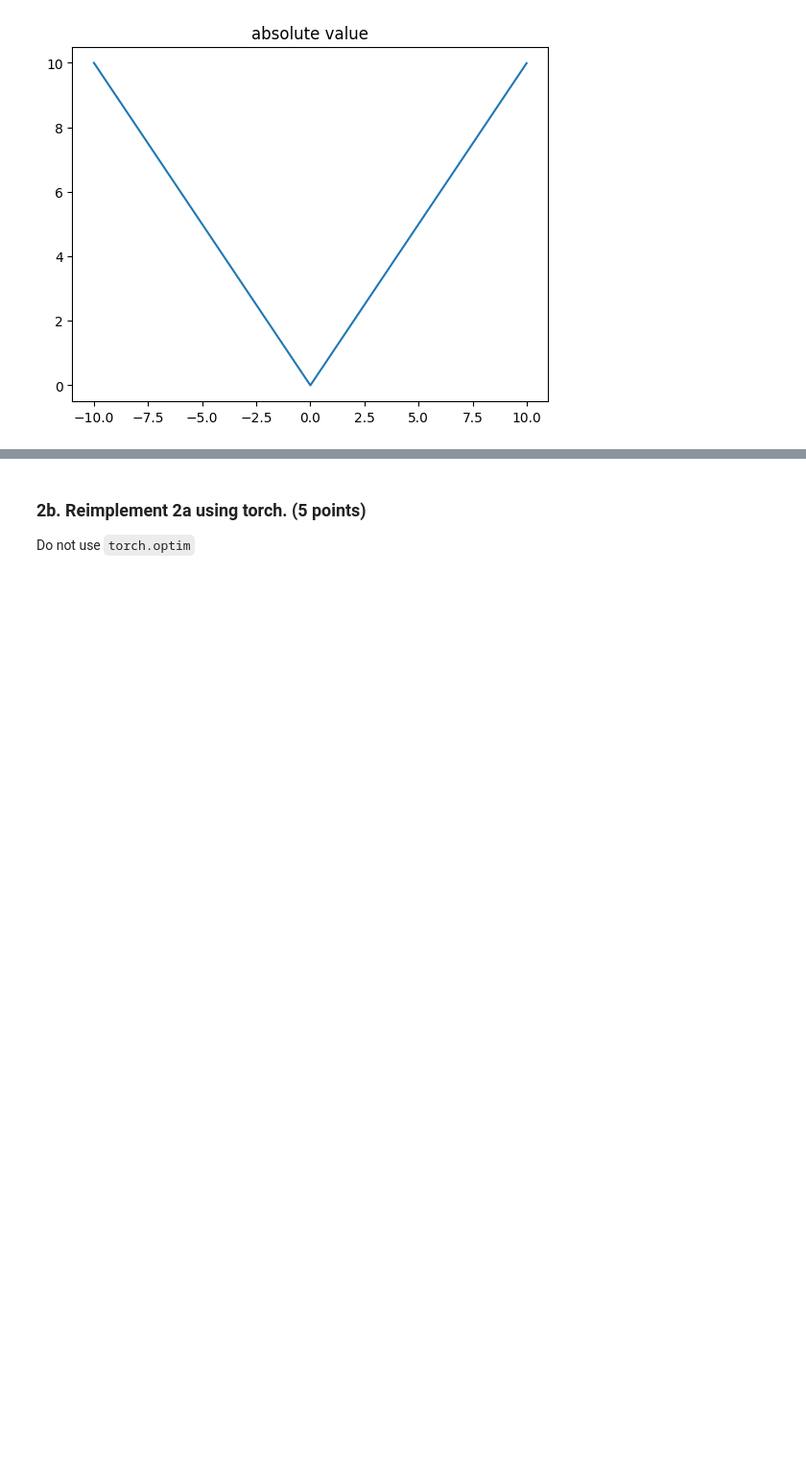
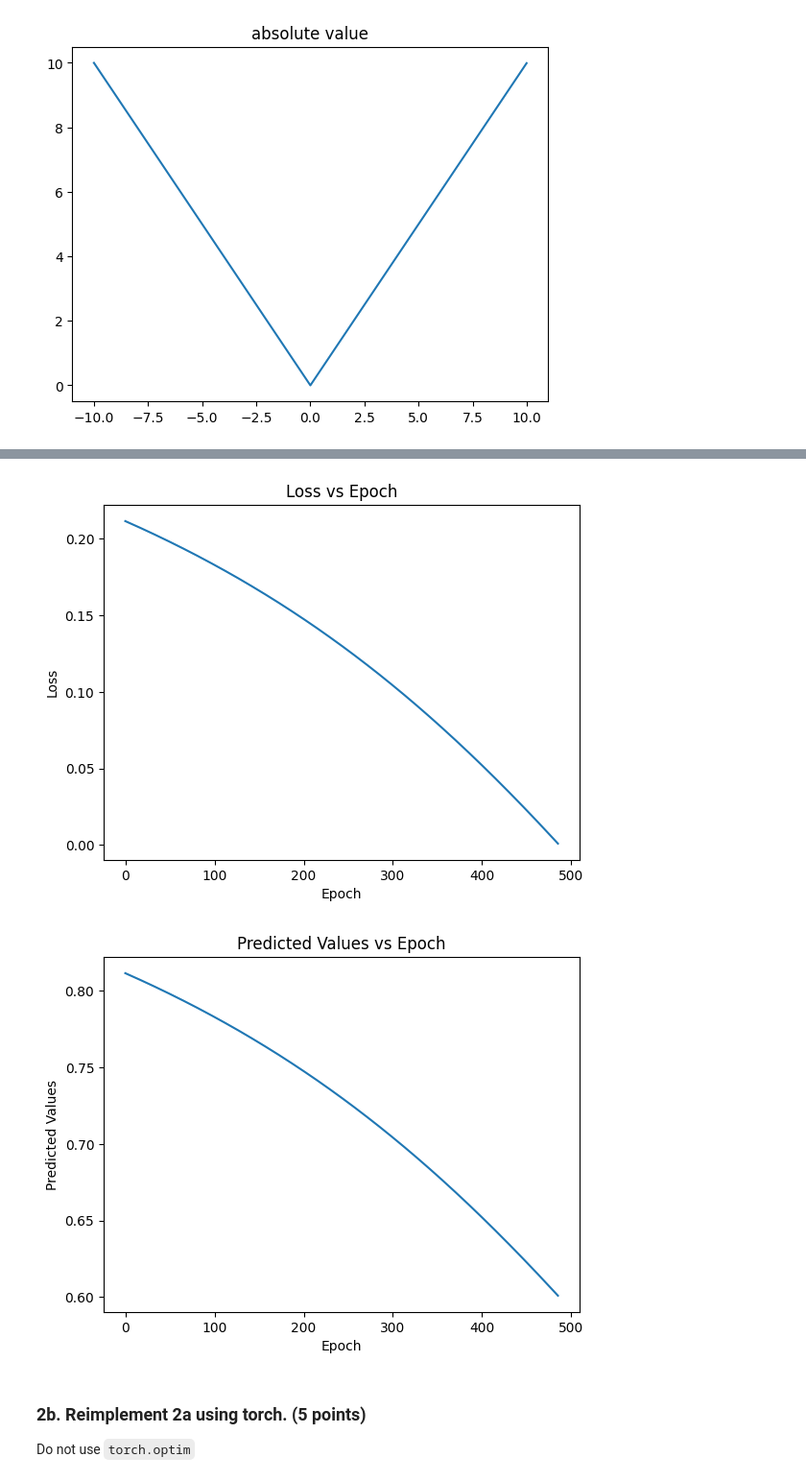
Before and after one commit to parthasarathydNU/gen-ai-coursework, a Jupyter notebook: advanced-llms/Advanced_LLMs_INFO_7374_Assignment_1.ipynb, the cells around one changed output, grey strips where cells are left out. Shown: that part at 96% size. Cells and saved outputs as stored; diff of their text form; code cells hidden in the pictures; blank space fills up the shorter version.

```diff
--- a/advanced-llms/Advanced_LLMs_INFO_7374_Assignment_1.ipynb
+++ b/advanced-llms/Advanced_LLMs_INFO_7374_Assignment_1.ipynb
@@ -186,0 +577,73 @@ print(sigmoid(x1 * w1 + x2 * w2 + x3 * w3))
+# %%
+# initialization
+
+x1, x2, x3 = 0.5, 0.6, 0.7 # data
+w1, w2, w3 = 0.7, 0.8, 0.9 # model
+
+lr = 0.01
+
+loss_arr = []
+predicted_values = []
+
+for i in range(1000):
+    # implement here
+    # forward pass
+    prediction = sigmoid(x1 * w1 + x2 * w2 + x3 * w3)
+    # calculate loss
+    loss = absolute_value(prediction - 0.6)
+    # backward pass
+    # Calculating gradients using chain rule
+
+    # Using the chain rule
+    # dL/dw = dL/dPrediction * dPrediction/dZ * dZ/dW
+    dL_dPrediction = 1 if prediction > 0.6 else -1
+    dPrediction_dZ = prediction * (1 - prediction)
+    dZ_dW1 = x1
+    dZ_dW2 = x2
+    dZ_dW3 = x3
+
+    # dLoss_dW1
+    dL_dW1 = dL_dPrediction * dPrediction_dZ * dZ_dW1
+    # dLoss_dW2
+    dL_dW2 = dL_dPrediction * dPrediction_dZ * dZ_dW2
+    # dLoss_dW3
+    dL_dW3 = dL_dPrediction * dPrediction_dZ * dZ_dW3
+
+    # update weights
+    w1 -= dL_dW1 * lr
+    w2 -= dL_dW2 * lr
+    w3 -= dL_dW3 * lr
+
+    if i % 50 == 0:
+        print(f'epoch: {i}')
+        print(f'prediction: {prediction}')
+        print(f'loss: {loss}')
+        print()
+
+    predicted_values.append(prediction)
+    loss_arr.append(loss)
+
+    # Stop if loss is below threshold
+    if loss < 0.001:
+        break
+
+# Printing the output
+print("Output after training the model")
+print(sigmoid(x1 * w1 + x2 * w2 + x3 * w3))
+
+# Plot graph of loss over epoch
+# Add titles to the plots
+import matplotlib.pyplot as plt
+plt.title("Loss vs Epoch")
+plt.xlabel("Epoch")
+plt.ylabel("Loss")
+plt.plot(loss_arr)
+plt.show()
+
+# Plot graph of predicted values over epoch
+plt.title("Predicted Values vs Epoch")
+plt.xlabel("Epoch")
+plt.ylabel("Predicted Values")
+plt.plot(predicted_values)
+plt.show()
+# %% [output]
@@ -187,3 +667,5 @@ print(sigmoid(x1 * w1 + x2 * w2 + x3 * w3))
+[figure, added]
+[figure, added]
 # %% [markdown]
 ### 2b. Reimplement 2a using torch. (5 points)
 
```
Also changed, not shown: parts of 25 cells of this notebook.
